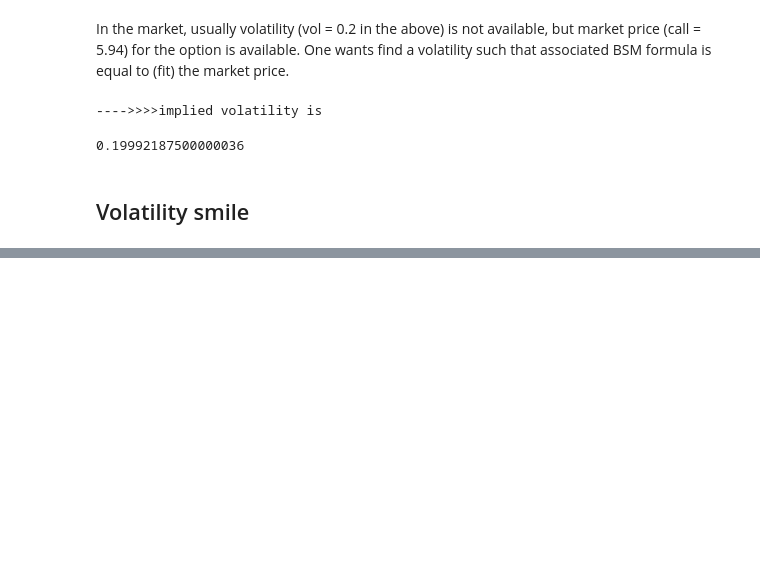
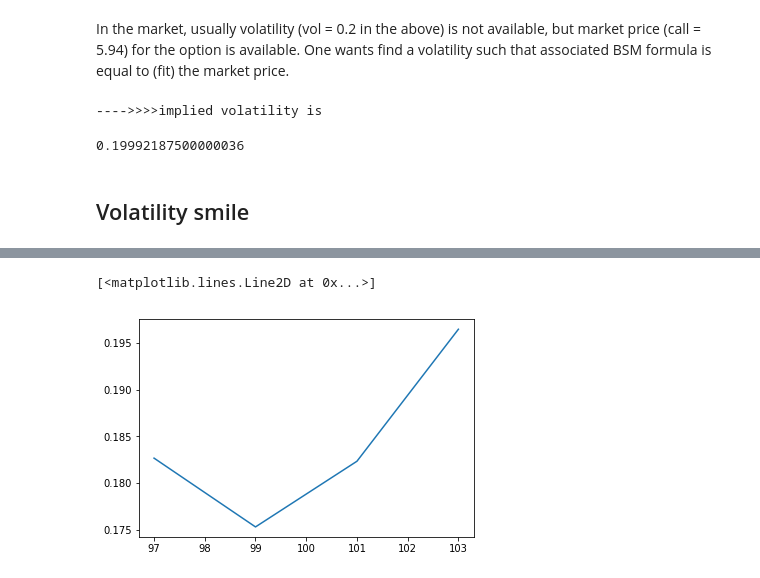
Before and after one commit to songqsh/18ma573v01, a Jupyter notebook: src/implied_vol.ipynb, the cells around one changed output, grey strips where cells are left out. Saved outputs shown, nothing was run; the diff lists cells and outputs as text; code cells hidden in the pictures; blank space fills up the shorter version.

```diff
--- a/src/implied_vol.ipynb
+++ b/src/implied_vol.ipynb
@@ -165 +163,9 @@ for i in range(5):
+# %%
+filter1 = np_option_data2[np_option_data2[:,1] == 2/12]
+filter2 = filter1[filter1[:,0] == 1.]
+filter3 = filter2[filter2[:,2].astype(int)%2 == 1]
+plt.plot(filter3[:,2], filter3[:,4])
+# %% [output]
+[<matplotlib.lines.Line2D at 0x...>]
+[figure, added]
 # %%
```
Also changed, not shown: parts of 11 cells of this notebook, 1 other file.
